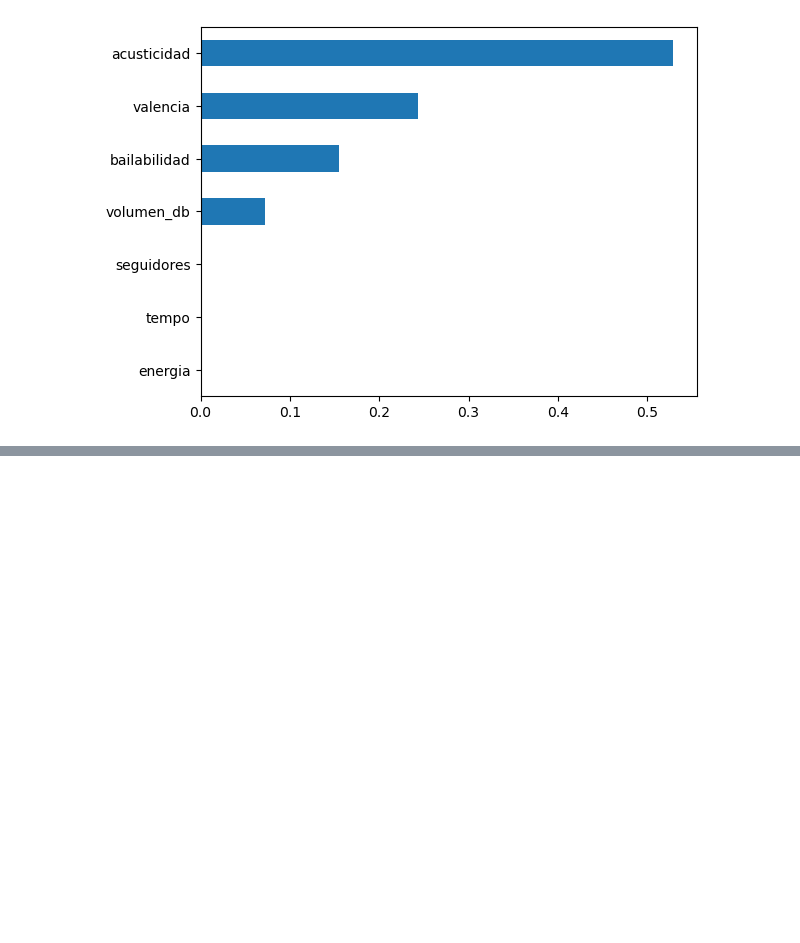
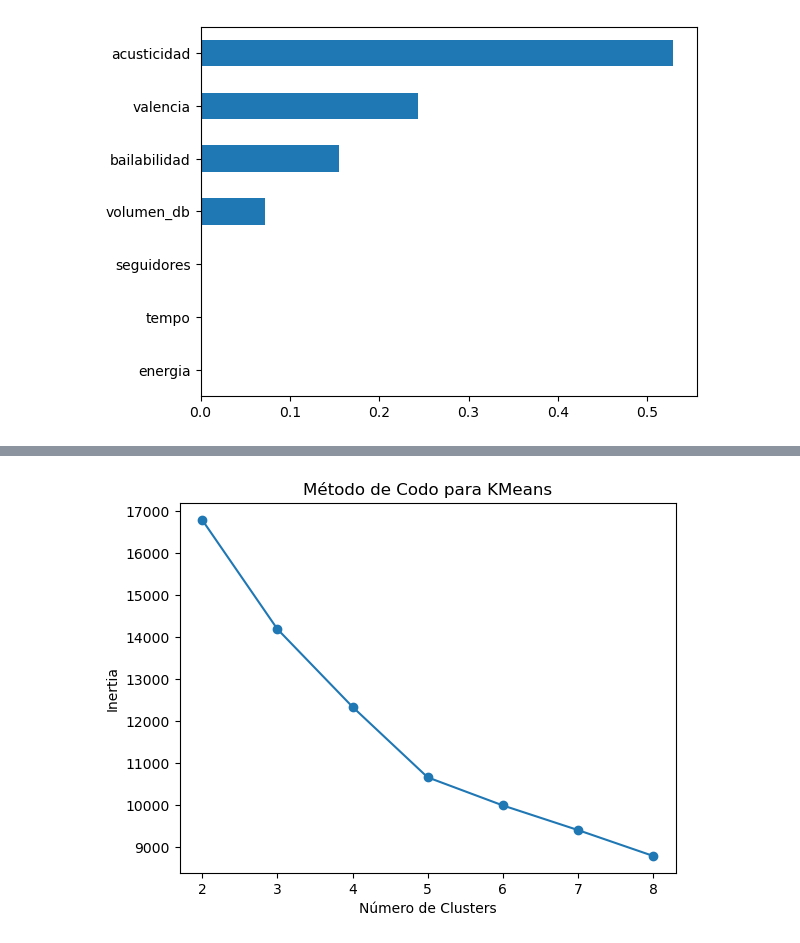
Before and after one commit to MetalMaxALIZ/Proyecto_Data_Wizards, a Jupyter notebook: 02_ML.ipynb, the cells around one changed output, grey strips where cells are left out. Cells and saved outputs as stored; diff of their text form; code cells hidden in the pictures; blank space fills up the shorter version.

```diff
--- a/02_ML.ipynb
+++ b/02_ML.ipynb
@@ -179,0 +234,22 @@ features_acusticas = ['energia', 'bailabilidad', 'valencia', 'acusticidad', 'tem
+# %%
+features = ['horas_escucha_mensual', 'generos_distintos', 'ratio_completadas', 'edad']
+usuarios = pd.read_csv('tb_perfil_oyentes.csv', sep=";")
+# Escalar las features acústicas
+scaler = StandardScaler()
+X_scaled_usuarios = pd.DataFrame(scaler.fit_transform(usuarios[features]), columns=features)
+# %%
+# Metodo de codo
+from sklearn.cluster import KMeans
+inertia = []
+for k in range(2, 9):
+    kmeans = KMeans(n_clusters=k, random_state=42)
+    kmeans.fit(X_scaled_usuarios)
+    inertia.append(kmeans.inertia_)
+
+plt.plot(range(2, 9), inertia, marker='o')
+plt.xlabel('Número de Clusters')
+plt.ylabel('Inertia')
+plt.title('Método de Codo para KMeans')
+plt.show()
+# %% [output]
+[figure, added]
```
Also changed, not shown: parts of 16 cells of this notebook.
